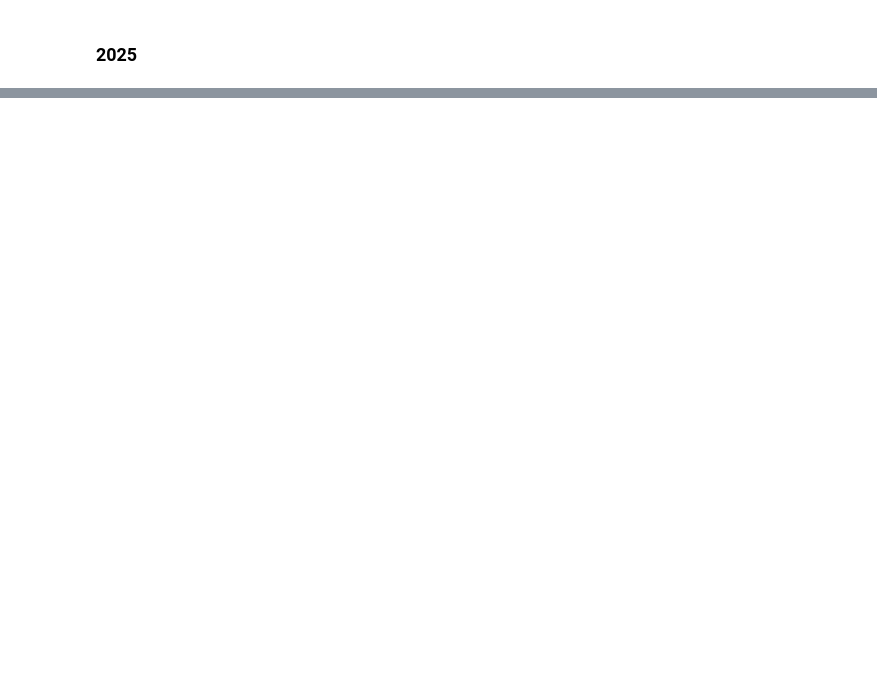
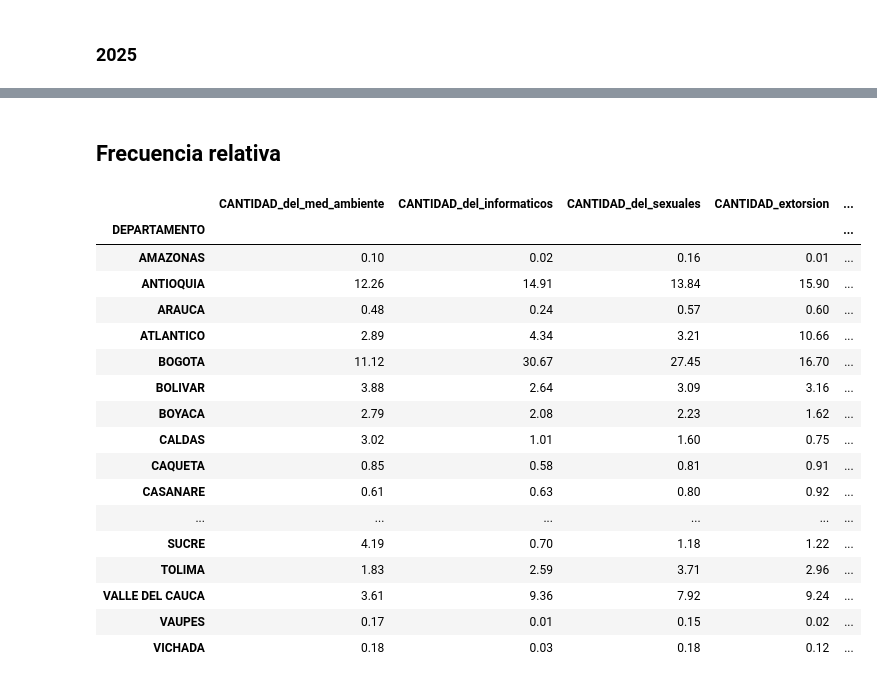
Before and after one commit to Trio-Maravilla/Proyecto-2-Data, a Jupyter notebook: Notebooks/Data_Analysis.ipynb, the cells around one changed output, grey strips where cells are left out. Cells and saved outputs as stored; diff of their text form; code cells hidden in the pictures; blank space fills up the shorter version.

```diff
--- a/Notebooks/Data_Analysis.ipynb
+++ b/Notebooks/Data_Analysis.ipynb
@@ -128,3 +128,30 @@ matriz_depto.round(2)
 | TASA_secuestro | -0.05 | 0.16 | -0.34 | 0.23 | 0.02 | ... |
 | TASA_terrorismo | 0.09 | 0.30 | -0.33 | 0.41 | -0.00 | ... |
 | TASA_violencia_intrafamiliar | -0.54 | -0.51 | -0.22 | -0.09 | 0.16 | ... |
+# %% [markdown]
+## Frecuencia relativa
+# %%
+cols_cant = [c for c in datos_completos.columns if c.startswith("CANTIDAD_")]
+conteos = datos_completos.groupby("DEPARTAMENTO")[cols_cant].sum()
+porcentajes = conteos / conteos.sum() * 100
+
+porcentajes.round(2)
+# %% [output]
+|  | CANTIDAD_del_med_ambiente | CANTIDAD_del_informaticos | CANTIDAD_del_sexuales | CANTIDAD_extorsion | ... |
+| DEPARTAMENTO |  |  |  |  | ... |
+| AMAZONAS | 0.10 | 0.02 | 0.16 | 0.01 | ... |
+| ANTIOQUIA | 12.26 | 14.91 | 13.84 | 15.90 | ... |
+| ARAUCA | 0.48 | 0.24 | 0.57 | 0.60 | ... |
+| ATLANTICO | 2.89 | 4.34 | 3.21 | 10.66 | ... |
+| BOGOTA | 11.12 | 30.67 | 27.45 | 16.70 | ... |
+| BOLIVAR | 3.88 | 2.64 | 3.09 | 3.16 | ... |
+| BOYACA | 2.79 | 2.08 | 2.23 | 1.62 | ... |
+| CALDAS | 3.02 | 1.01 | 1.60 | 0.75 | ... |
+| CAQUETA | 0.85 | 0.58 | 0.81 | 0.91 | ... |
+| CASANARE | 0.61 | 0.63 | 0.80 | 0.92 | ... |
+| ... | ... | ... | ... | ... | ... |
+| SUCRE | 4.19 | 0.70 | 1.18 | 1.22 | ... |
+| TOLIMA | 1.83 | 2.59 | 3.71 | 2.96 | ... |
+| VALLE DEL CAUCA | 3.61 | 9.36 | 7.92 | 9.24 | ... |
+| VAUPES | 0.17 | 0.01 | 0.15 | 0.02 | ... |
+| VICHADA | 0.18 | 0.03 | 0.18 | 0.12 | ... |
```
